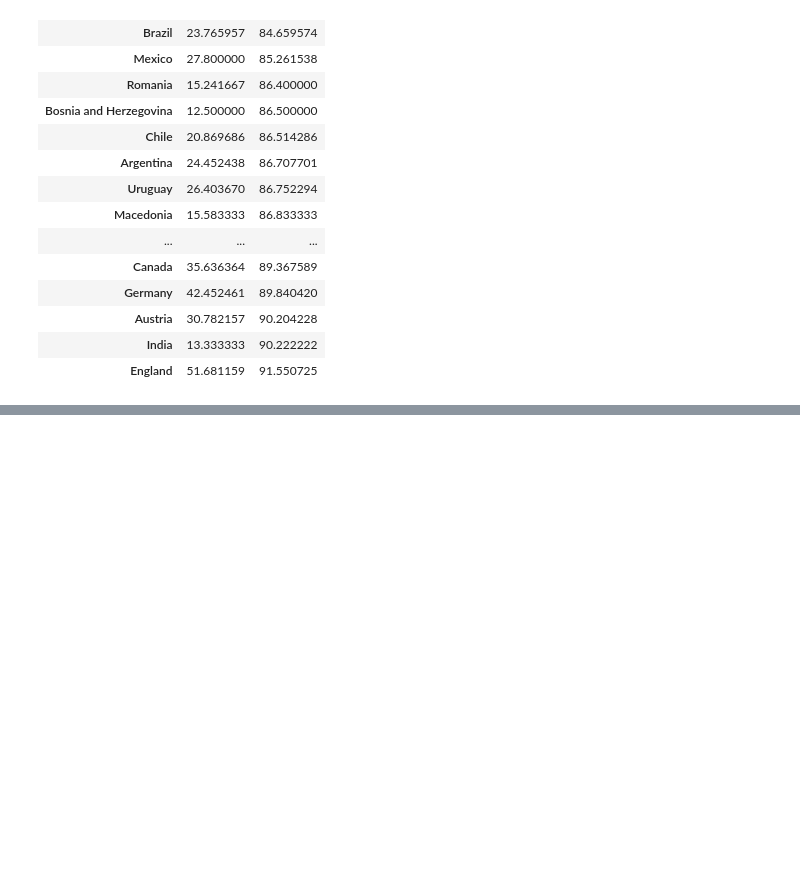
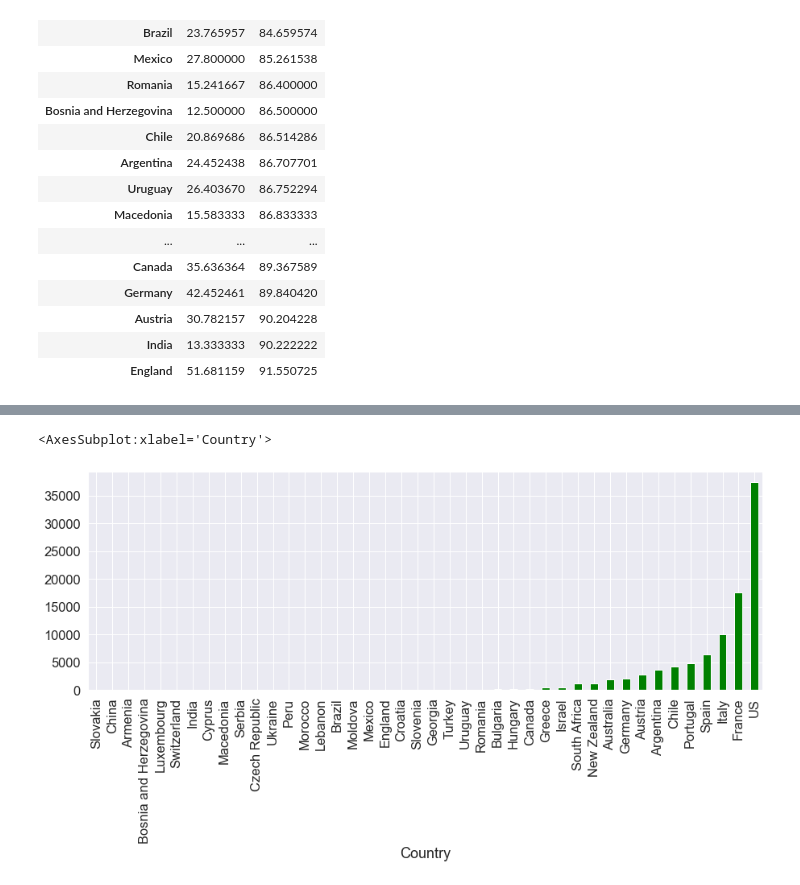
Before and after one commit to bso613/WineSnobs, a Jupyter notebook: winedata.ipynb, the cells around one changed output, grey strips where cells are left out. Saved outputs shown, nothing was run; the diff lists cells and outputs as text; code cells hidden in the pictures; blank space fills up the shorter version.

```diff
--- a/winedata.ipynb
+++ b/winedata.ipynb
@@ -254,0 +316,6 @@ points_df
+# %%
+#Displaying how many wines were reviewed per country
+dfg = df.groupby(by= 'Country').count()
+dfg = dfg[['Wine Critic']]
+dfg = dfg.sort_values(by= 'Wine Critic')
+dfg
@@ -254,0 +341,6 @@ points_df
+# %%
+#Plotting in bar chart the amount of reviews per country
+dfg['Wine Critic'].plot(kind='bar', facecolor='green', figsize=(15,5))
+# %% [output]
+<AxesSubplot:xlabel='Country'>
+[figure, added]
```
Also changed, not shown: parts of 24 cells of this notebook, 1 other file.
